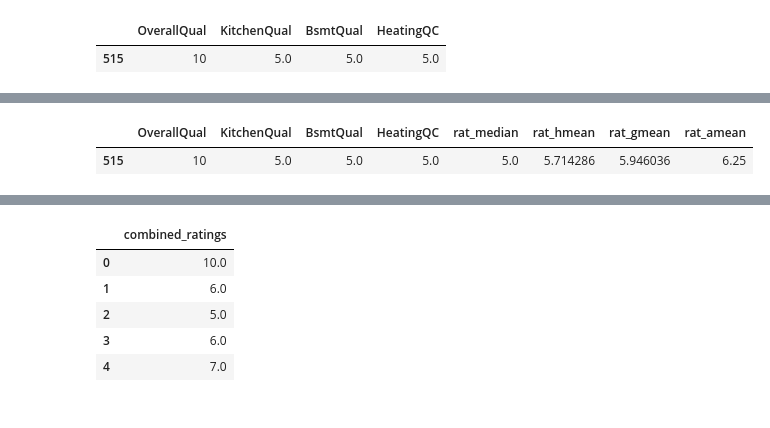
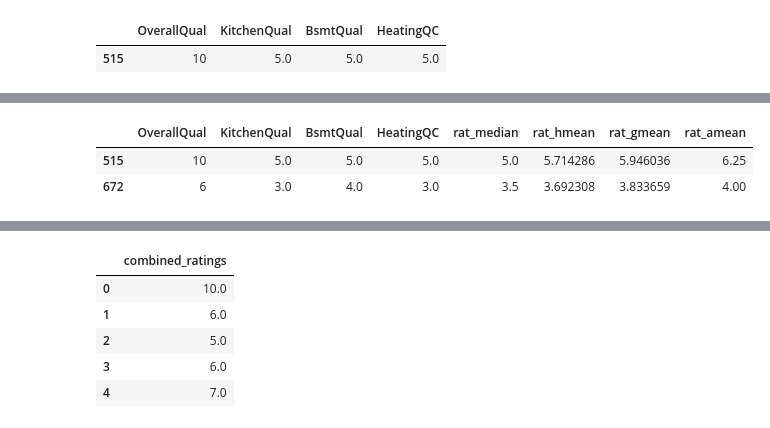
Before and after one commit to jkmackie/means_and_outliers, a Jupyter notebook: central_tendancy_houses.ipynb, the cells around one changed output, grey strips where cells are left out. Cells and saved outputs as stored; diff of their text form; code cells hidden in the pictures.

```diff
--- a/central_tendancy_houses.ipynb
+++ b/central_tendancy_houses.ipynb
@@ -177,8 +171,9 @@ X_test.loc[:, 'rat_amean'] = X_test.loc[:, rating_cols].mean(axis=1)
 # %%
-X_train.head(1)
+X_train.head(2)
 # %% [output]
 |  | OverallQual | KitchenQual | BsmtQual | HeatingQC | rat_median | rat_hmean | rat_gmean | rat_amean |
 | 515 | 10 | 5.0 | 5.0 | 5.0 | 5.0 | 5.714286 | 5.946036 | 6.25 |
+| 672 | 6 | 3.0 | 4.0 | 3.0 | 3.5 | 3.692308 | 3.833659 | 4.00 |
 # %%
 X_test.head(1)
 # %% [output]
```
Also changed, not shown: parts of 12 cells of this notebook.
